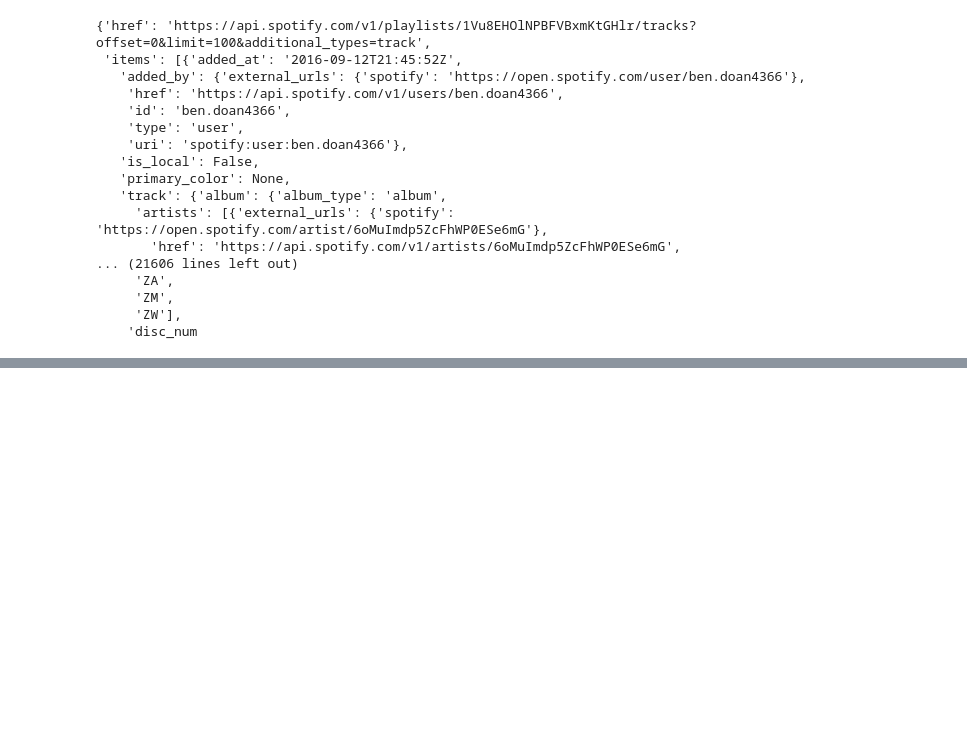
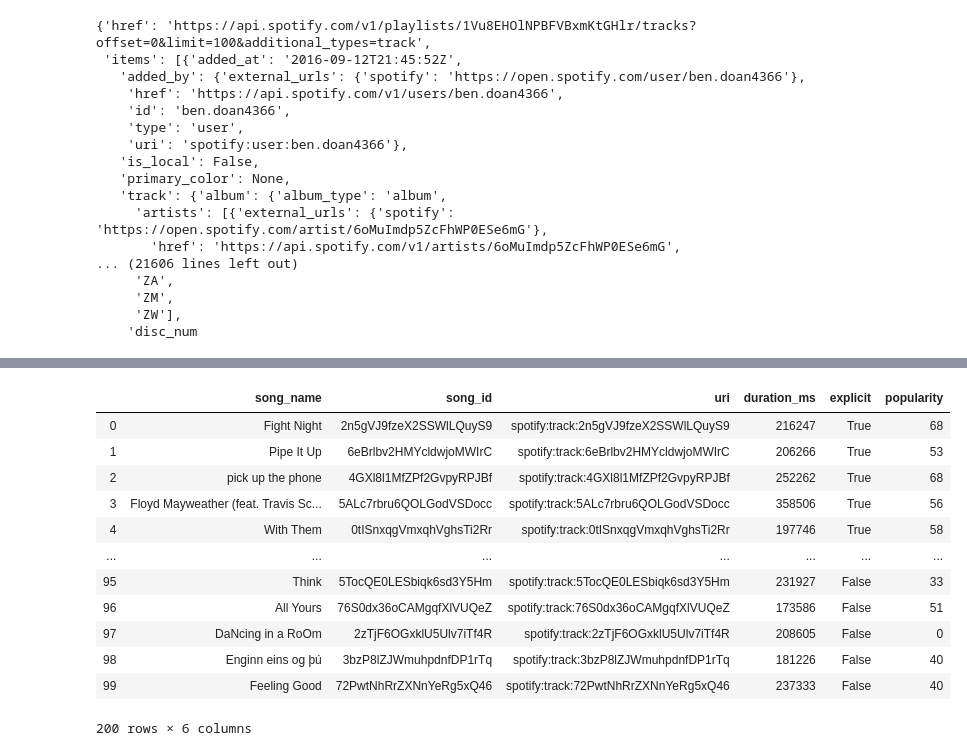
Before and after one commit to bendoan4366/Comm3050GraphTutorial, a Jupyter notebook: notebooks/Spotify Data EDA.ipynb, the cells around one changed output, grey strips where cells are left out. Saved outputs shown, nothing was run; the diff lists cells and outputs as text; code cells hidden in the pictures; blank space fills up the shorter version.

```diff
--- a/notebooks/Spotify Data EDA.ipynb
+++ b/notebooks/Spotify Data EDA.ipynb
@@ -190,0 +162,20 @@ album_concat
+# %%
+gym_song_nodes = generate_song_nodes(gymPlaylist)
+cooking_playlist_nodes = generate_song_nodes(cookingPlaylist)
+
+all_song_nodes = pd.concat([gym_song_nodes, cooking_playlist_nodes])
+all_song_nodes
+# %% [output]
+|  | song_name | song_id | uri | duration_ms | explicit | popularity |
+| 0 | Fight Night | 2n5gVJ9fzeX2SSWlLQuyS9 | spotify:track:2n5gVJ9fzeX2SSWlLQuyS9 | 216247 | True | 68 |
+| 1 | Pipe It Up | 6eBrlbv2HMYcldwjoMWIrC | spotify:track:6eBrlbv2HMYcldwjoMWIrC | 206266 | True | 53 |
+| 2 | pick up the phone | 4GXl8l1MfZPf2GvpyRPJBf | spotify:track:4GXl8l1MfZPf2GvpyRPJBf | 252262 | True | 68 |
+| 3 | Floyd Mayweather (feat. Travis Sc... | 5ALc7rbru6QOLGodVSDocc | spotify:track:5ALc7rbru6QOLGodVSDocc | 358506 | True | 56 |
+| 4 | With Them | 0tISnxqgVmxqhVghsTi2Rr | spotify:track:0tISnxqgVmxqhVghsTi2Rr | 197746 | True | 58 |
+| ... | ... | ... | ... | ... | ... | ... |
+| 95 | Think | 5TocQE0LESbiqk6sd3Y5Hm | spotify:track:5TocQE0LESbiqk6sd3Y5Hm | 231927 | False | 33 |
+| 96 | All Yours | 76S0dx36oCAMgqfXlVUQeZ | spotify:track:76S0dx36oCAMgqfXlVUQeZ | 173586 | False | 51 |
+| 97 | DaNcing in a RoOm | 2zTjF6OGxklU5Ulv7iTf4R | spotify:track:2zTjF6OGxklU5Ulv7iTf4R | 208605 | False | 0 |
+| 98 | Enginn eins og þú | 3bzP8lZJWmuhpdnfDP1rTq | spotify:track:3bzP8lZJWmuhpdnfDP1rTq | 181226 | False | 40 |
+| 99 | Feeling Good | 72PwtNhRrZXNnYeRg5xQ46 | spotify:track:72PwtNhRrZXNnYeRg5xQ46 | 237333 | False | 40 |
+200 rows × 6 columns
```
Also changed, not shown: parts of 20 cells of this notebook.
